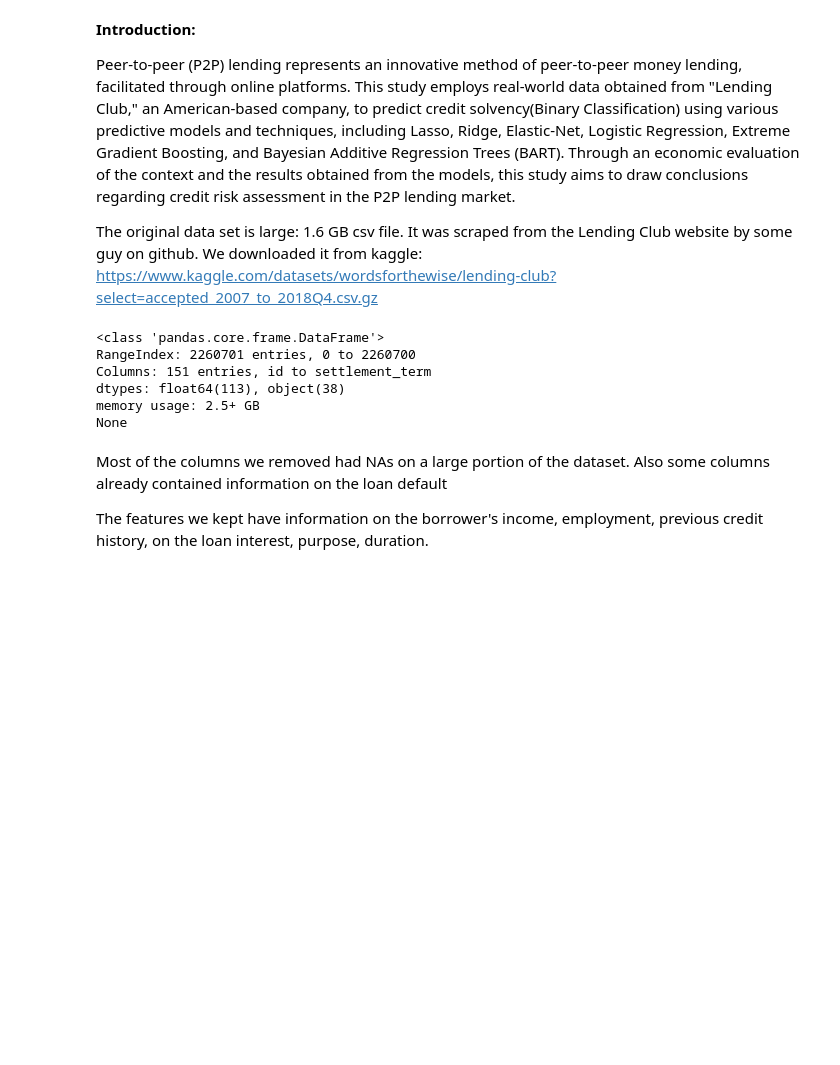
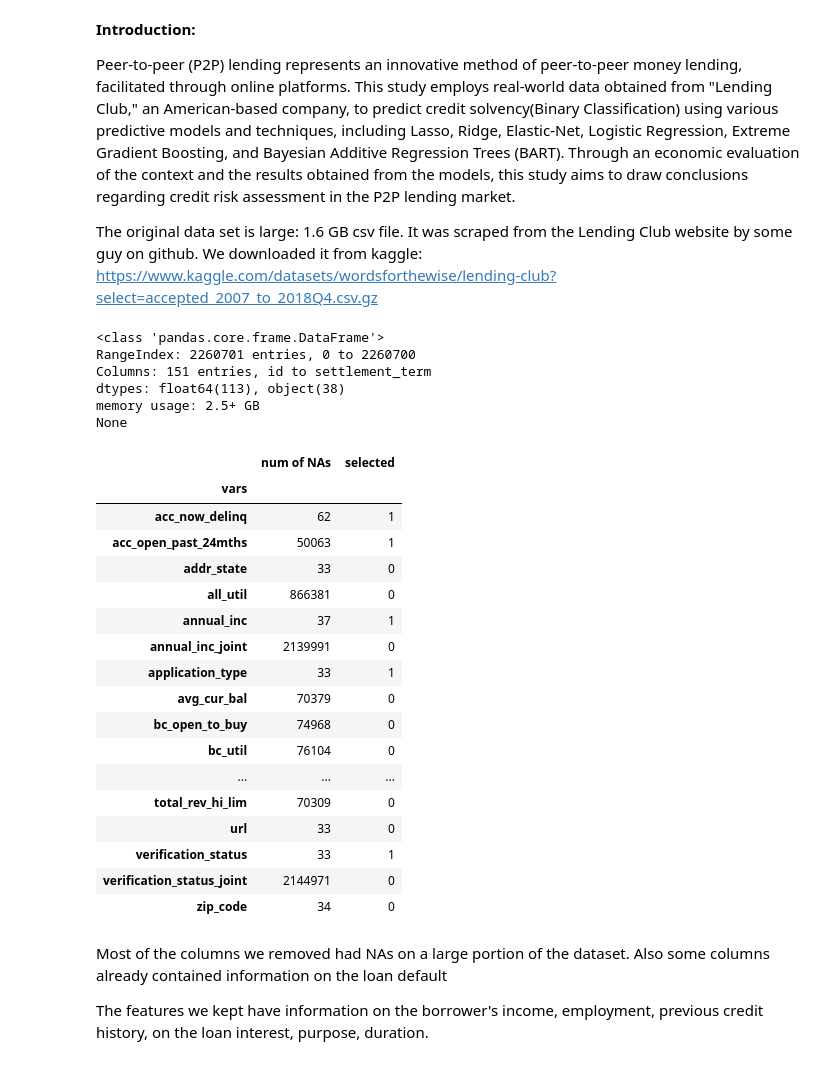
Before and after one commit to G-Mass/MTFI-project, a Jupyter notebook: log_income.ipynb, the cells around one changed output. Drawn from its saved outputs; the diff is of its cells as text; code cells hidden in the pictures; blank space fills up the shorter version.

```diff
--- a/log_income.ipynb
+++ b/log_income.ipynb
@@ -24,6 +24,40 @@ Columns: 151 entries, id to settlement_term
 dtypes: float64(113), object(38)
 memory usage: 2.5+ GB
 None
+# %%
+pd.options.display.max_info_columns = 160
+# %%
+cols_to_keep = [
+    "annual_inc","application_type","dti","earliest_cr_line","emp_length","fico_range_high","fico_range_low","grade",
+    "home_ownership","inq_last_6mths","installment","int_rate","issue_d","loan_amnt","loan_status","mo_sin_rcnt_tl",
+    "mort_acc","mths_since_recent_bc","disbursement_method","verification_status","term","tax_liens","sub_grade",
+    "purpose","pub_rec_bankruptcies","percent_bc_gt_75","num_bc_tl","num_actv_rev_tl","num_actv_bc_tl","num_accts_ever_120_pd",
+    "acc_now_delinq","acc_open_past_24mths","open_acc","pct_tl_nvr_dlq","pub_rec","total_acc","total_bal_ex_mort"
+]
+# %%
+pd.DataFrame({"vars":df.columns,
+                     "num of NAs":df.isna().sum().values,
+                     "selected": pd.Series(df.columns).apply(lambda col : 1 if col in cols_to_keep else 0)},
+                     ).set_index("vars").sort_index()
+# %% [output]
+|  | num of NAs | selected |
+| vars |  |  |
+| acc_now_delinq | 62 | 1 |
+| acc_open_past_24mths | 50063 | 1 |
+| addr_state | 33 | 0 |
+| all_util | 866381 | 0 |
+| annual_inc | 37 | 1 |
+| annual_inc_joint | 2139991 | 0 |
+| application_type | 33 | 1 |
+| avg_cur_bal | 70379 | 0 |
+| bc_open_to_buy | 74968 | 0 |
+| bc_util | 76104 | 0 |
+| ... | ... | ... |
+| total_rev_hi_lim | 70309 | 0 |
+| url | 33 | 0 |
+| verification_status | 33 | 1 |
+| verification_status_joint | 2144971 | 0 |
+| zip_code | 34 | 0 |
 # %%
 
 
```
Also changed, not shown: 1 other file.
